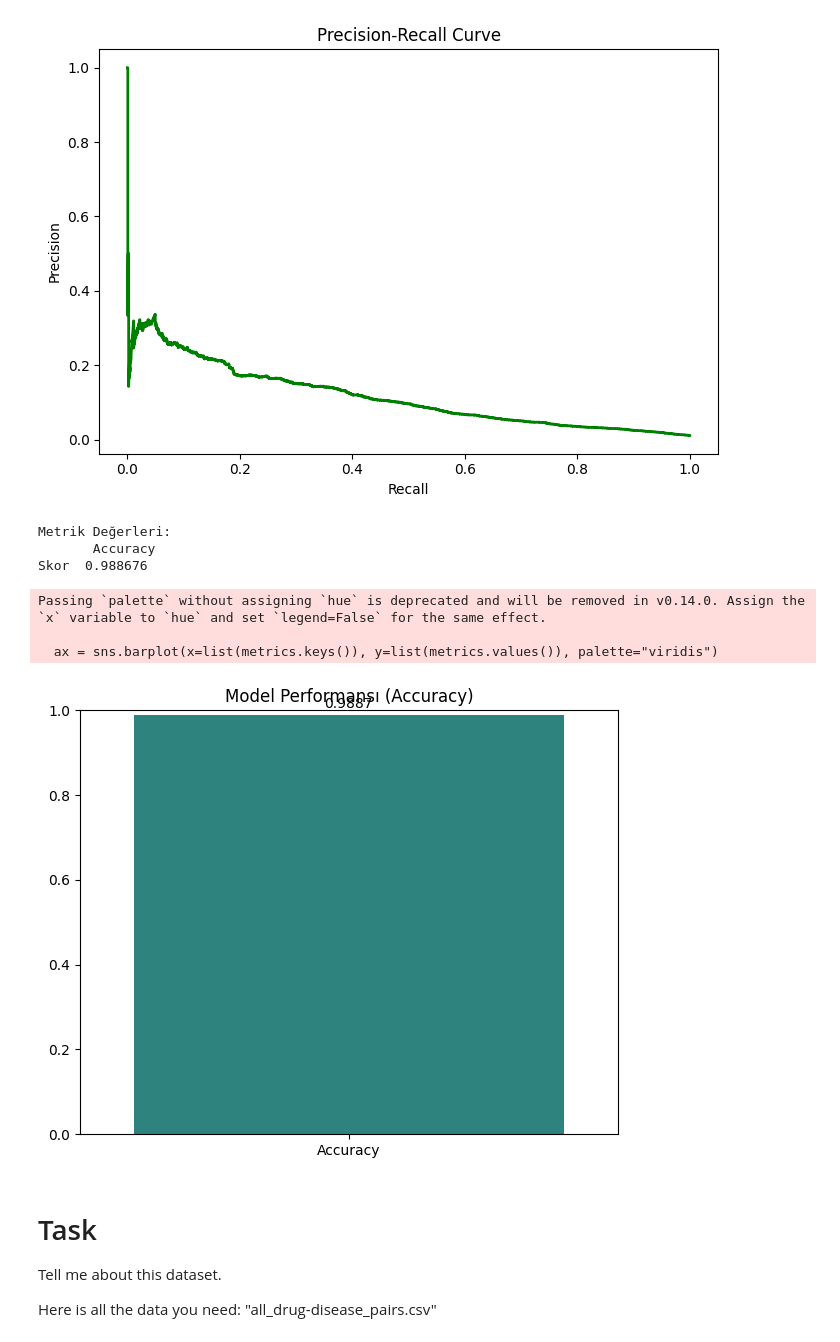
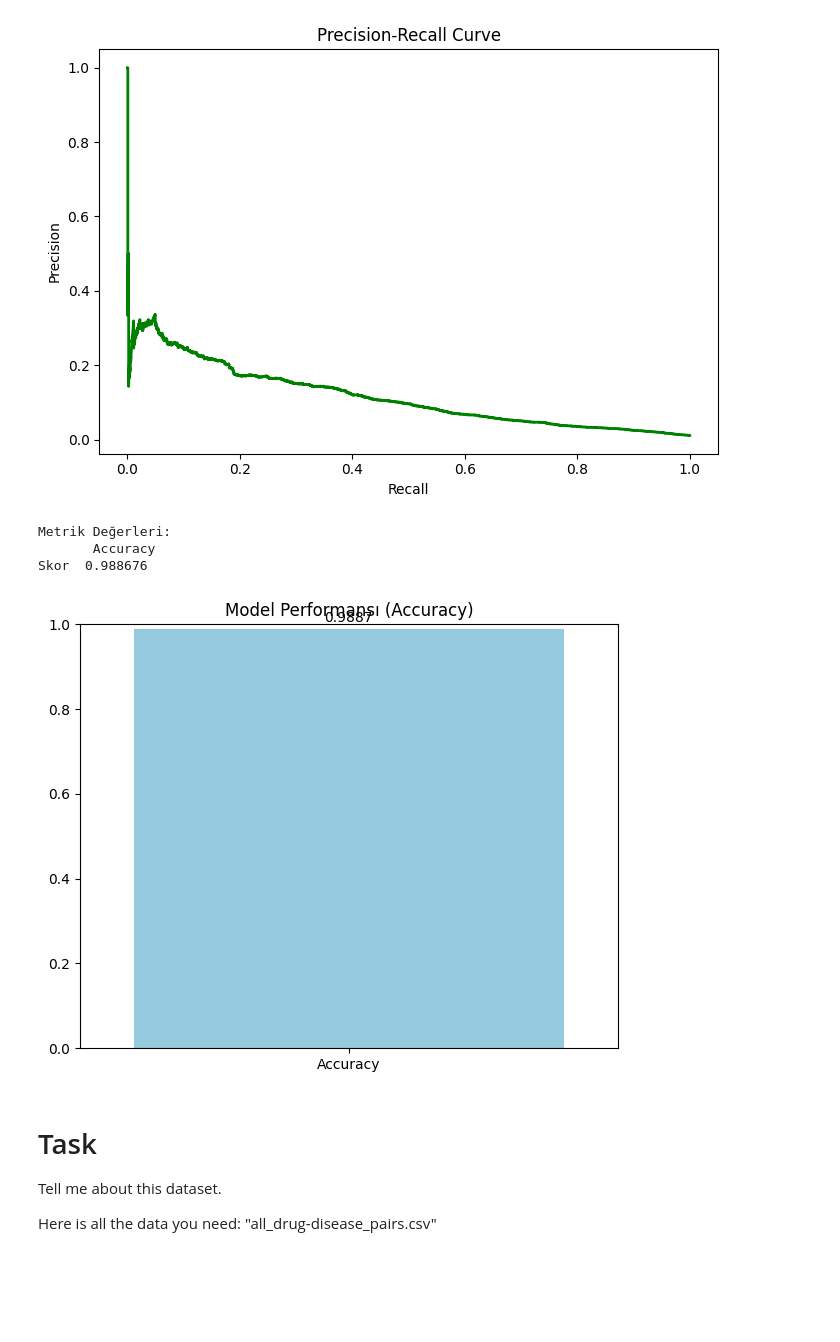
Before and after one commit to Artem1sEmre/Data-Mining, a Jupyter notebook: Meta_Path_Based_Gene_Ontology_Profiles_for_Predicting_Drug_Disease_Associations.ipynb, the cells around one changed output. Drawn from its saved outputs; the diff is of its cells as text; code cells hidden in the pictures; blank space fills up the shorter version.

```diff
--- a/Meta_Path_Based_Gene_Ontology_Profiles_for_Predicting_Drug_Disease_Associations.ipynb
+++ b/Meta_Path_Based_Gene_Ontology_Profiles_for_Predicting_Drug_Disease_Associations.ipynb
@@ -102,39 +102,36 @@ metrics = {"Accuracy": acc}
 metrics_df = pd.DataFrame(metrics, index=["Skor"])
 print("\nMetrik Değerleri:\n", metrics_df)
 
-# 🔹 Barplot
+# 🔹 Barplot (Düzeltilmiş: palette yerine color kullandım)
 plt.figure(figsize=(6, 5))
-ax = sns.barplot(x=list(metrics.keys()), y=list(metrics.values()), palette="viridis")
+ax = sns.barplot(x=list(metrics.keys()), y=list(metrics.values()), color="skyblue")
 plt.title("Model Performansı (Accuracy)")
 plt.ylim(0, 1)
 for container in ax.containers:
     ax.bar_label(container, fmt="%.4f", label_type="edge", padding=3)
 plt.tight_layout()
 plt.show()
 # %% [output]
 'all_drug-disease_pairs.csv' başarıyla yüklendi.
 
 Accuracy : 0.9887
 
 --- Sınıflandırma Raporu ---
               precision    recall  f1-score   support
 
      Negatif       0.99      1.00      0.99    118220
      Pozitif       0.00      0.00      0.00      1354
 
     accuracy                           0.99    119574
    macro avg       0.49      0.50      0.50    119574
 weighted avg       0.98      0.99      0.98    119574
 [figure]
 [figure]
 [figure]
 Metrik Değerleri:
        Accuracy
 Skor  0.988676
-Passing `palette` without assigning `hue` is deprecated and will be removed in v0.14.0. Assign the `x` variable to `hue` and set `legend=False` for the same effect.
-
-  ax = sns.barplot(x=list(metrics.keys()), y=list(metrics.values()), palette="viridis")
-[figure, old version]
+[figure, new version]
 # %% [markdown]
 # Task
 Tell me about this dataset.
```
Also changed, not shown: parts of 1 cell of this notebook.
